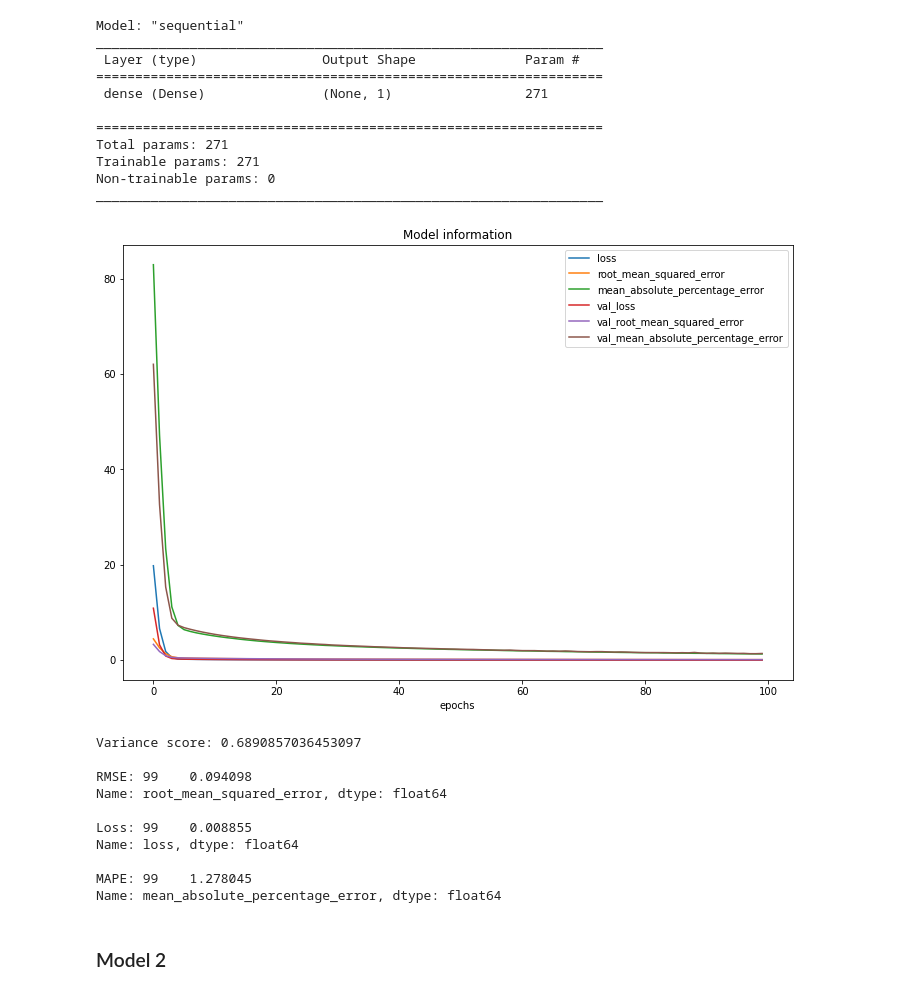
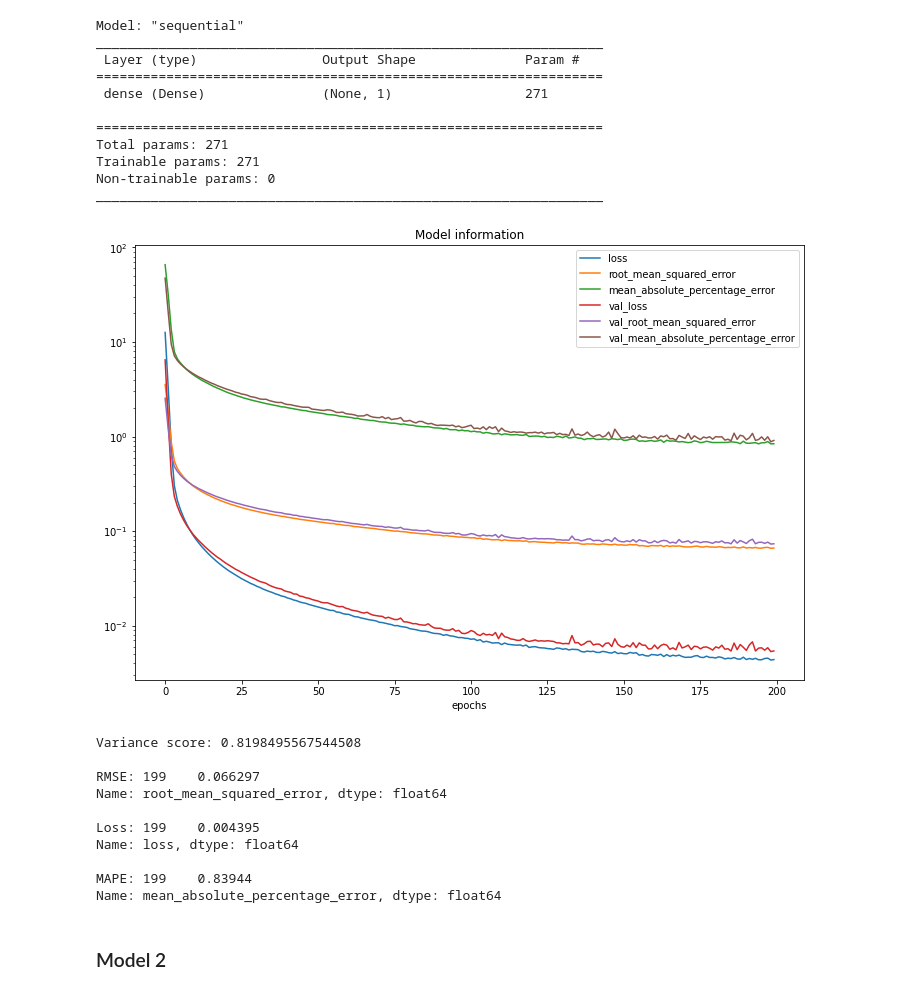
Before and after one commit to Youri-is-super-awesome/Bitches-and-beaches, a Jupyter notebook: code/NN_simple_model.ipynb, the cells around one changed output. Saved outputs shown, nothing was run; the diff lists cells and outputs as text; code cells hidden in the pictures.

```diff
--- a/code/NN_simple_model.ipynb
+++ b/code/NN_simple_model.ipynb
@@ -129,6 +129,6 @@ model.compile(optimizer='Adam', loss=tf.metrics.mean_squared_error, metrics=[m1,
 # choose batch size of 32 after trying 32, 64 and 128
 # source: https://datascience.stackexchange.com/questions/18414/are-there-any-rules-for-choosing-the-size-of-a-mini-batch
 model.fit(X_train, y_train,
-          batch_size=32, epochs=100,
+          batch_size=32, epochs=200,
           validation_data=(X_test, y_test))
 # %% [output]
@@ -167,12 +167,13 @@ _________________________________________________________________
 # %%
 loss_df = pd.DataFrame(model.history.history)
 
 loss_df.plot(figsize=(12,8))
 plt.title("Model information")
+plt.yscale('log')
 plt.xlabel("epochs")
 plt.show()
 # %% [output]
-[figure, old version]
+[figure, new version]
 # %%
 from sklearn import metrics
 
@@ -184,15 +185,15 @@ print('\nRMSE:',loss_df['root_mean_squared_error'].tail(1))
 print('\nLoss:',loss_df['loss'].tail(1))
 print('\nMAPE:',loss_df['mean_absolute_percentage_error'].tail(1))
 # %% [output]
-Variance score: 0.6890857036453097
+Variance score: 0.8198495567544508
 
-RMSE: 99    0.094098
+RMSE: 199    0.066297
 Name: root_mean_squared_error, dtype: float64
 
-Loss: 99    0.008855
+Loss: 199    0.004395
 Name: loss, dtype: float64
 
-MAPE: 99    1.278045
+MAPE: 199    0.83944
 Name: mean_absolute_percentage_error, dtype: float64
 # %% [markdown]
 ### Model 2
```
Also changed, not shown: parts of 3 cells of this notebook, 45 other files.
